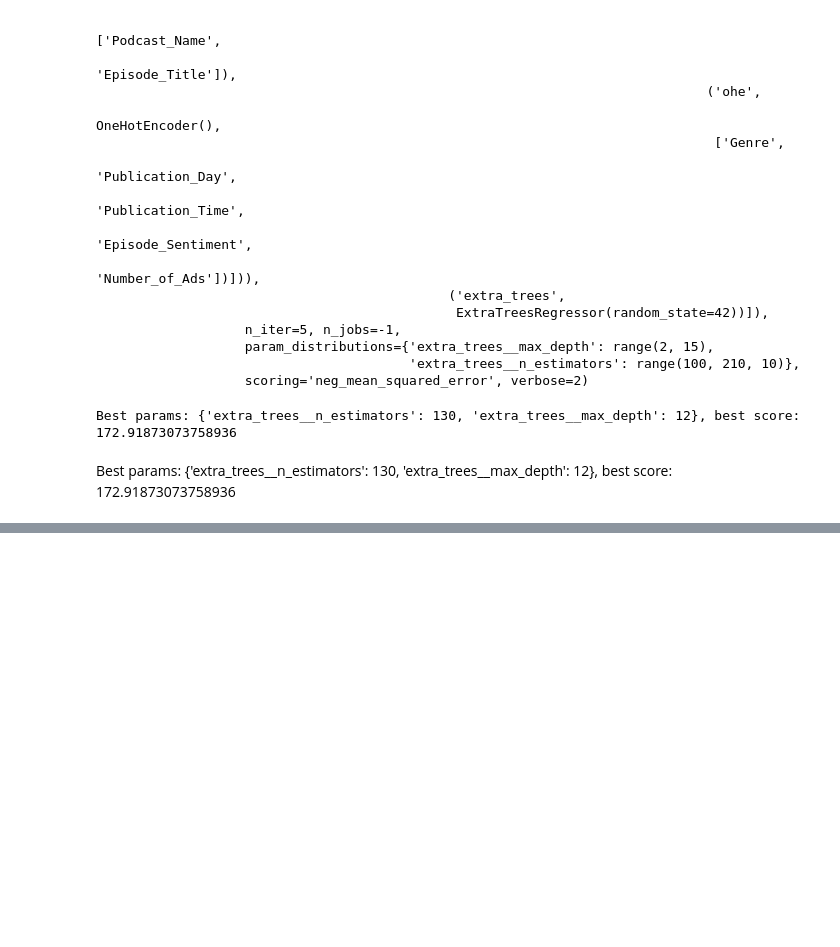
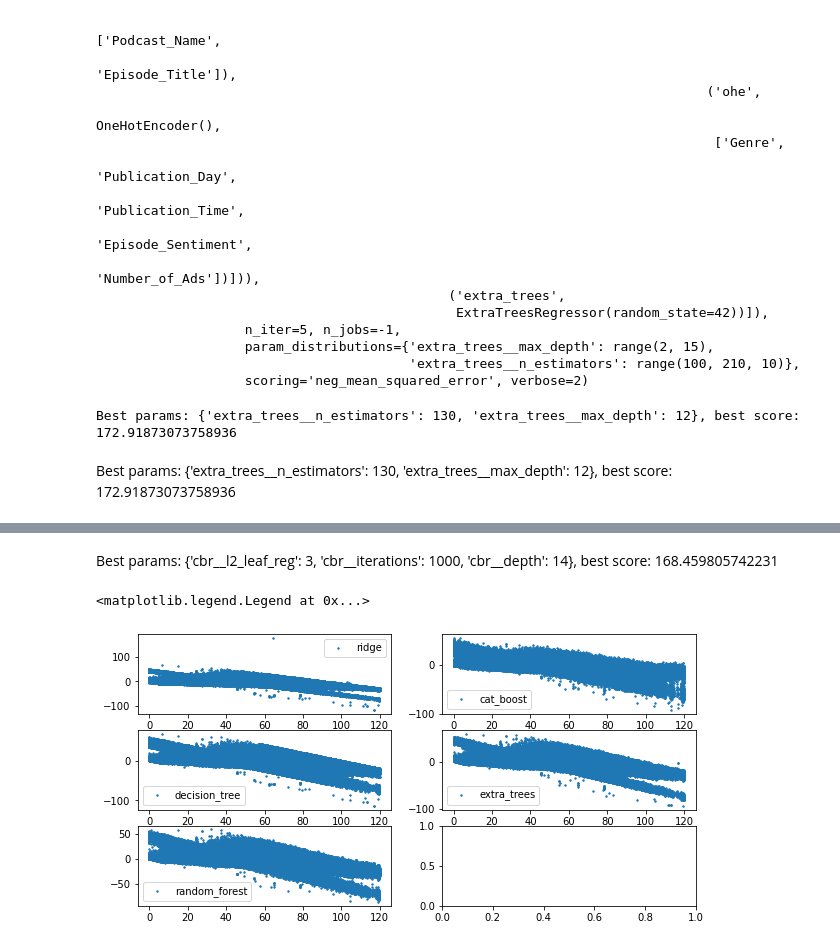
Before and after one commit to Projects-42/kaggle, a Jupyter notebook: Predict Podcast Listening Time/notebook.ipynb, the cells around one changed output, grey strips where cells are left out. Cells and saved outputs as stored; diff of their text form; code cells hidden in the pictures; blank space fills up the shorter version.

```diff
--- a/Predict Podcast Listening Time/notebook.ipynb
+++ b/Predict Podcast Listening Time/notebook.ipynb
@@ -785,9 +858,10 @@ print(time.time() - t0)
 # %%
 params_cbr = {
-    "cbr__iterations": range(100, 1001, 100),
-    "cbr__depth": range(4, 15),
-    "cbr__l2_leaf_reg": range(10)
+    "cbr__iterations": range(1000, 2001, 100),
+    "cbr__depth": range(5, 17),
+    "cbr__l2_leaf_reg": [3],
+    "cbr__early_stopping_rounds": [10]
 }
 # %%
-cat_boost_grid = RandomizedSearchCV(cat_boost, param_distributions=params_cbr, cv=3, scoring="neg_mean_squared_error", n_iter=60, n_jobs=-1, random_state=42, error_score="raise")
+cat_boost_grid = RandomizedSearchCV(cat_boost, param_distributions=params_cbr, cv=3, scoring="neg_mean_squared_error", n_iter=10, n_jobs=-1, random_state=42, error_score="raise")
 cat_boost_grid.fit(X, y)
@@ -793,0 +907,2 @@ cat_boost_grid.fit(X, y)
+# %% [markdown]
+Best params: {'cbr__l2_leaf_reg': 3, 'cbr__iterations': 1000, 'cbr__depth': 14}, best score: 168.459805742231
@@ -793,0 +913,27 @@ cat_boost_grid.fit(X, y)
+# %%
+ridge = load("ridge")
+decision_tree = load("decision_tree")
+random_forest = load("random_forest")
+cat_boost = load("cat_boost")
+extra_trees = load("extra_trees")
+# %%
+residuals_ridge = ridge.predict(X) - y
+residuals_decision_tree = decision_tree.predict(X) - y
+residuals_random_forest = random_forest.predict(X) - y
+residuals_cat_boost = cat_boost.predict(X) - y
+residuals_extra_trees = extra_trees.predict(X) - y
+# %%
+fig, ax = plt.subplots(3, 2, figsize=(10, 5))
+ax[0, 0].scatter(y, residuals_ridge, label="ridge", s=2)
+ax[0, 0].legend()
+ax[1, 0].scatter(y, residuals_decision_tree, label="decision_tree", s=2)
+ax[1, 0].legend()
+ax[2, 0].scatter(y, residuals_random_forest, label="random_forest", s=2)
+ax[2, 0].legend()
+ax[0, 1].scatter(y, residuals_cat_boost, label="cat_boost", s=2)
+ax[0, 1].legend()
+ax[1, 1].scatter(y, residuals_extra_trees, label="extra_trees", s=2)
+ax[1, 1].legend()
+# %% [output]
+<matplotlib.legend.Legend at 0x...>
+[figure, added]
```
Also changed, not shown: parts of 38 cells of this notebook, 20 other files.
